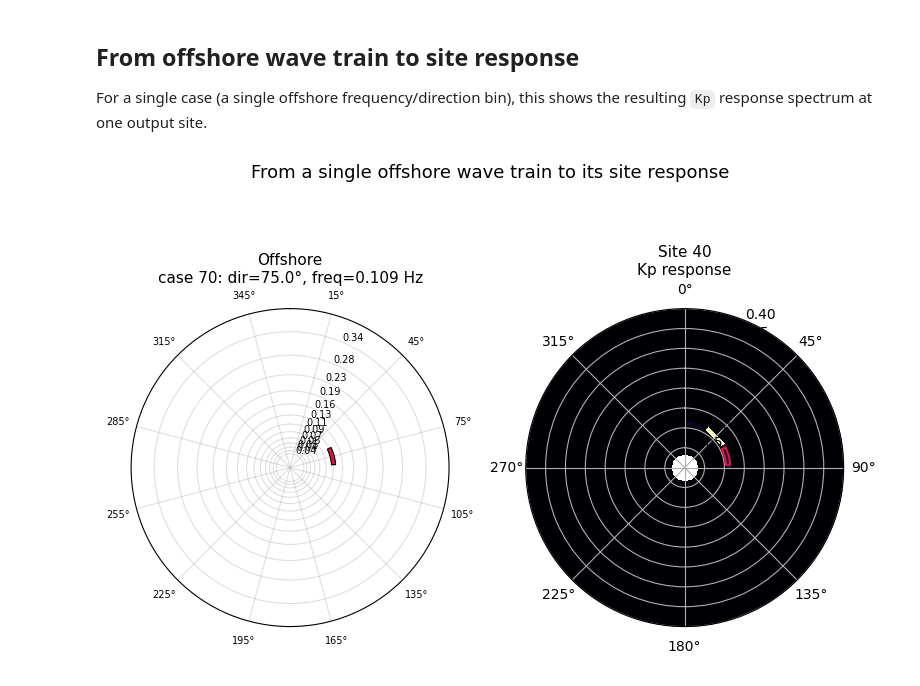
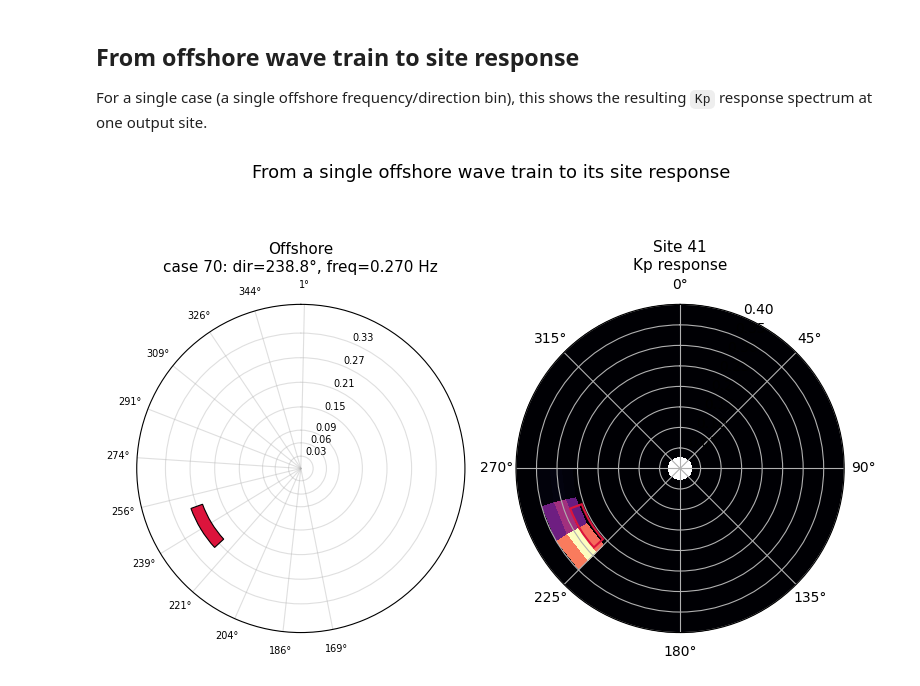
Before and after one commit to GeoOcean/BlueMath_Course_Corvallis, a Jupyter notebook: methods/hybrid_downscaling/additive/binwaves/01_Propagation.ipynb, the cells around one changed output. Cells and saved outputs as stored; diff of their text form; code cells hidden in the pictures.

```diff
--- a/methods/hybrid_downscaling/additive/binwaves/01_Propagation.ipynb
+++ b/methods/hybrid_downscaling/additive/binwaves/01_Propagation.ipynb
@@ -273,8 +287,8 @@ from bluemath_tk.waves.binwaves import generate_swan_cases
 swan_cases_df = (
     generate_swan_cases(
         # Different directions and frequencies can be specified. If not provided the model will use the default values.
-        #frequencies_array=freq,
-        #direction_range=(130, 400),
+        frequencies_array=freq,
+        direction_range=(160, 370),
         direction_divisions=12,
     )
     .astype(float)
@@ -304,7 +318,7 @@ plot_selected_cases_grid(
 # %%
 from bluemath_tk.wrappers.swan.swan_wrapper import generate_fixed_parameters
 
-fixed_parameters = generate_fixed_parameters(grid_parameters, swan_cases_df["freq"], swan_cases_df["dir"])
+fixed_parameters = generate_fixed_parameters(grid_parameters, freq, dir)
 fixed_parameters
 # %% [output]
 Distribución direccional: CIRCLE
@@ -359,12 +373,13 @@ swan_cases_df.to_csv(os.path.join("NEWPORT_CASES", "swan_cases.csv"), index=Fals
 > You can also run the next cells even if only a few cases have completed, to check that everything is working as expected.
 # %%
 # Run the model
+
 run = False
 
 if run:
-    swan_wrapper.run_cases_bulk(
-        launcher="sbatch --array=0-697%50 sbatch_example.sh"
-    )
+    # swan_wrapper.run_cases_bulk(
+    #     launcher="sbatch --array=0-697%50 sbatch_example.sh"
+    # )
     swan_wrapper.run_cases_in_background(launcher="swan_serial.exe", num_workers=4)
 else:
     swan_wrapper.load_cases()  # If you have already run the model, you can load the results without running it again.
@@ -426,17 +464,9 @@ kp_coefficients = process_kp_coefficients(
 # %%
-site = np.arange(len(swan_wrapper.locations))
-
-kp_coefficients_sites = (
-    kp_coefficients.sel(lon=xr.DataArray(swan_wrapper.locations[:, 0], dims="site", coords={"site": site}),
-        lat=xr.DataArray(swan_wrapper.locations[:, 1], dims="site", coords={"site": site},), method="nearest",
-    ).drop_vars("time", errors="ignore")
-    .to_dataset(name="kps")
-    .assign_coords(
-        coord_x=("site", swan_wrapper.locations[:, 0]),
-        coord_y=("site", swan_wrapper.locations[:, 1]),
-    )
+kp_coefficients = kp_coefficients.to_dataset(name="kps").drop(["time"]).assign_coords(
+    coord_x=(("site"), swan_wrapper.locations[:, 0]),
+    coord_y=(("site"), swan_wrapper.locations[:, 1]),
 )
-kp_coefficients_sites.to_netcdf("outputs/kp_coefficients.nc")
+kp_coefficients.to_netcdf("outputs/kp_coefficients.nc")
 # %% [markdown]
 ## From offshore wave train to site response
 
@@ -444,20 +474,20 @@ For a single case (a single offshore frequency/direction bin), this shows the re
 # %%
 from utils.plotting import plot_case_to_site_response
 
 # Case and output site used to illustrate the BinWaves idea: a single
 # offshore wave train (one freq/dir case) produces a full response
 # spectrum at each output site
 case_num_to_plot = 70
-site_to_plot = kp_coefficients_sites.site.values[40]
+site_to_plot = kp_coefficients.site.values[40]
 
 fig, axes = plot_case_to_site_response(
     swan_cases_df=swan_cases_df,
-    kp_coefficients=kp_coefficients_sites,
+    kp_coefficients=kp_coefficients,
     case_num=case_num_to_plot,
     site=site_to_plot,
     dir_width_deg=270 / 12,  # matches direction_range=(130, 400), direction_divisions=12
     figsize=(8, 6),
     ylim=0.4,
 )
 # %% [output]
-[figure, old version]
+[figure, new version]
```
Also changed, not shown: parts of 17 cells of this notebook, 2 other files.
